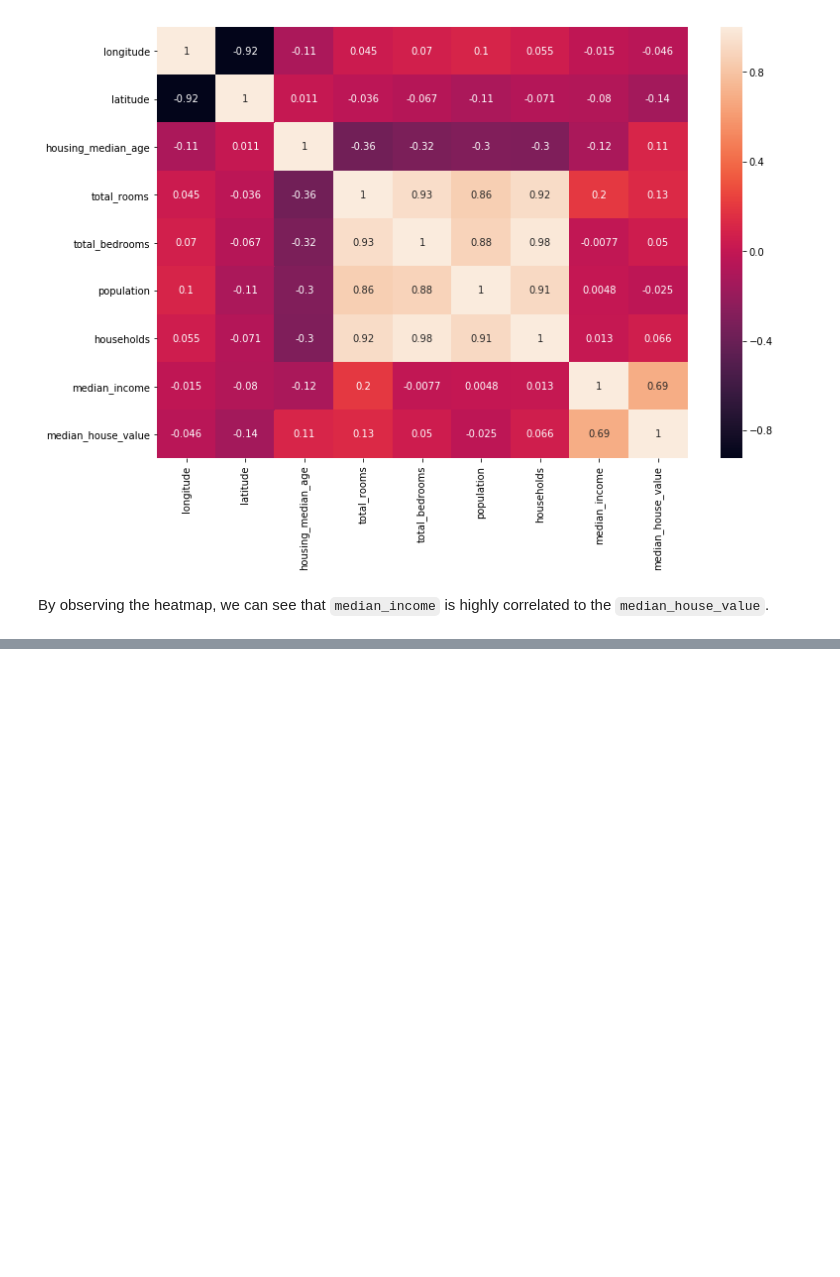
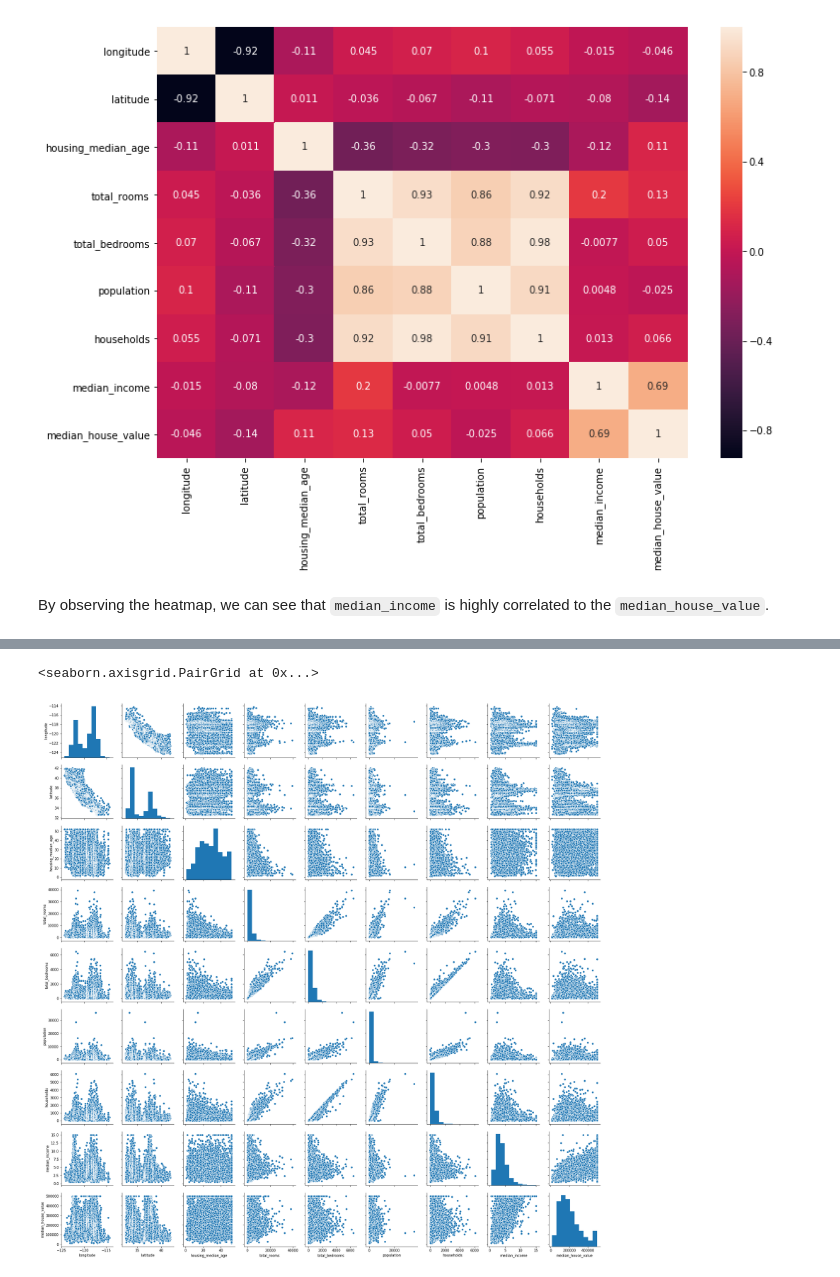
Before and after one commit to kb22/Understanding-Seaborn, a Jupyter notebook: Understanding Seaborn.ipynb, the cells around one changed output, grey strips where cells are left out. Cells and saved outputs as stored; diff of their text form; code cells hidden in the pictures; blank space fills up the shorter version.

```diff
--- a/Understanding Seaborn.ipynb
+++ b/Understanding Seaborn.ipynb
@@ -157,0 +171,5 @@ By observing the heatmap, we can see that `median_income` is highly correlated t
+# %%
+sns.pairplot(dataset)
+# %% [output]
+<seaborn.axisgrid.PairGrid at 0x...>
+[figure, added]
```
Also changed, not shown: parts of 11 cells of this notebook.
